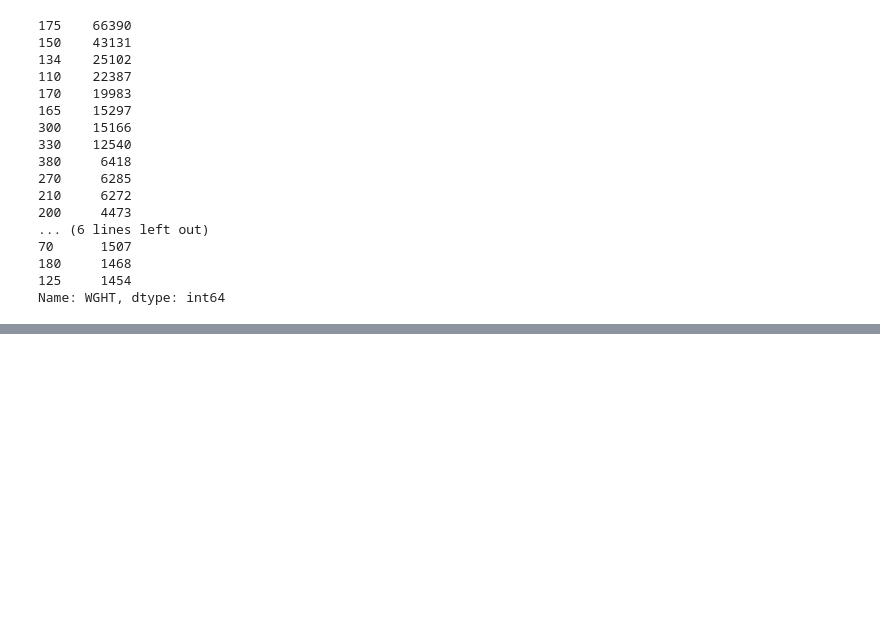
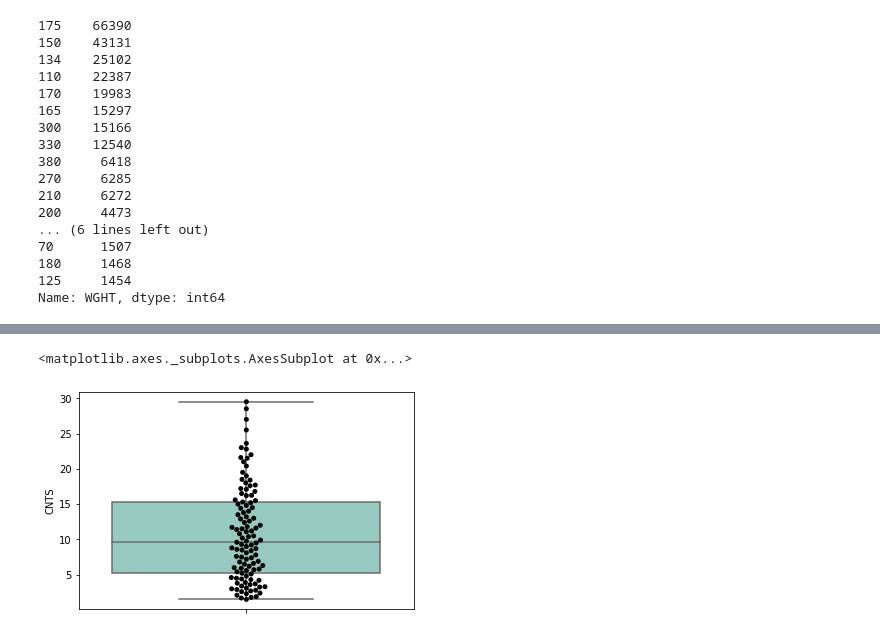
Before and after one commit to usamatrq94/Quantium-Intership, a Jupyter notebook: Q1- week1.ipynb, the cells around one changed output, grey strips where cells are left out. Cells and saved outputs as stored; diff of their text form; code cells hidden in the pictures; blank space fills up the shorter version.

```diff
--- a/Q1- week1.ipynb
+++ b/Q1- week1.ipynb
@@ -289,0 +333,7 @@ trans_dataset.dtyp
+# %%
+sns.boxplot(y='CNTS', data=tot, palette="Set3")
+sns.swarmplot(y='CNTS', data=tot, color='black')
+# There are some outliers in here greater than values 25. Its someone spending more than 25 for chips. Lets explore this.
+# %% [output]
+<matplotlib.axes._subplots.AxesSubplot at 0x...>
+[figure, added]
```
Also changed, not shown: parts of 12 cells of this notebook.
